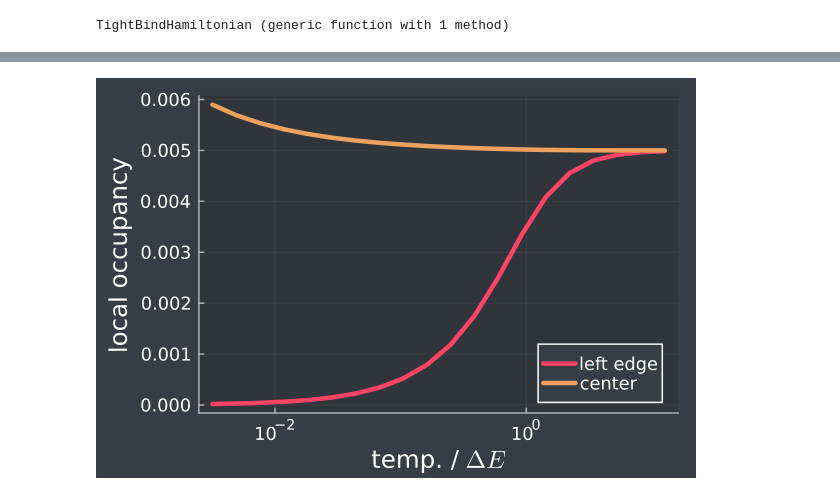
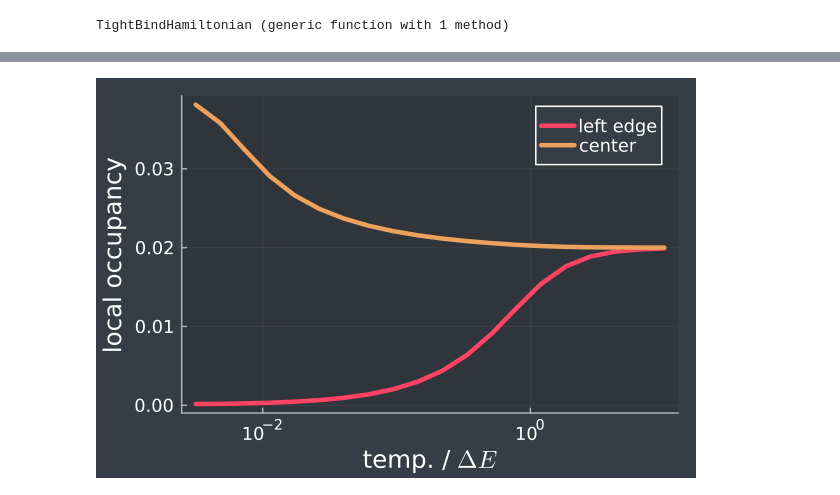
Before and after one commit to abhirup-m/fermions.jl, a Jupyter notebook: examples/TightBinding1D.ipynb, the cells around one changed output, grey strips where cells are left out. Cells and saved outputs as stored; diff of their text form; code cells hidden in the pictures.

````diff
--- a/examples/TightBinding1D.ipynb
+++ b/examples/TightBinding1D.ipynb
@@ -33,3 +36,7 @@ Most applications of this libray require us to define a choice of basis states.
 basis = fermions.BasisStates(numSites, occupancy)
 ```
 Here, the first argument `numSites` is an `Int` that represents the number of lattice sites that must be taken into account while creating the basis, while the second (optional) argument `occupancy` is another `Int` which represents the number of occupied particles in the basis states. For example, if we choose `basis = fermions.BasisStates(2, 1)`, that will return the basis states involving two lattice sites and one electron occupying those sites, leading to the basis `[1, 0], [0, 1]`.
+# %%
+numSites = 2 # number of lattice sites
+occupancy = 1
+basis = fermions.BasisStates(numSites, occupancy)
@@ -107,6 +94,6 @@ As another physically-motivated demonstration, we will calculate the real-space
 # %%
 # get basis, Hamiltonian and eigenvectors.
-numSites = 200
+numSites = 50
 basis = fermions.BasisStates(numSites, 1)
 hamiltonian = TightBindHamiltonian(numSites)
 eigvals, eigvecs = fermions.Spectrum(hamiltonian, basis)
@@ -114,7 +101,7 @@ eigvals, eigvecs = fermions.Spectrum(hamiltonian, basis)
 # Define the local density operator, which is just the number operator n_i at a site i.
 # Within the fermions.jl library, the number operator is represented using "n", just as c
 # and c^† are represented using "-" and "+".
-densityOperators = [[("n", [i], 1.0)] for i in 1:2:numSites]
+densityOperators = [[("n", [i], 1.0)] for i in 1:numSites]
 
 # calculate the expectation value of the local density operator in the ground state
 # and a mid-spectrum state. the expectation value is calculated using an internal
@@ -143,12 +134,18 @@ Plots.plot(SEE, thickness_scaling=1.4, linewidth=3, legend=false,
 # %%
-invTempRange = (10 .^ range(-0.5, stop=3.1, length=20)) ./ (maximum(eigvals) - minimum(eigvals))
-leftOccOperator = [("n", [1], 1.0)]
+# define a range of temperatures to perform calculations at
+invTempRange = 10 .^ range(-1, 2.5, 20)
+
+# define the operators whose thermal average we wish to calculate
+leftOccOperator = [("n", [1], 1.0)] # occupancy of left edge
+centerOccOperator = [("n", [div(numSites, 2)], 1.0)] # occupancy of center
+
+# calculate thermal averages over the given range of inverse temperature
 leftOccAverage = [fermions.ThermalAverage(eigvecs, eigvals, leftOccOperator, beta) for beta in invTempRange]
-centerOccOperator = [("n", [div(numSites, 2)], 1.0)]
 centerOccAverage = [fermions.ThermalAverage(eigvecs, eigvals, centerOccOperator, beta) for beta in invTempRange]
+
 Plots.plot(1 ./ invTempRange, [leftOccAverage, centerOccAverage];
     thickness_scaling=1.5, linewidth=3,
     xaxis=:log10, xlabel="temp. / \$\\Delta E\$", ylabel="local occupancy",
     labels=["left edge" "center"], leftmargin=-5mm, bottommargin=-3mm)
 # %% [output]
-[figure, old version]
+[figure, new version]
````
Also changed, not shown: parts of 15 cells of this notebook.
